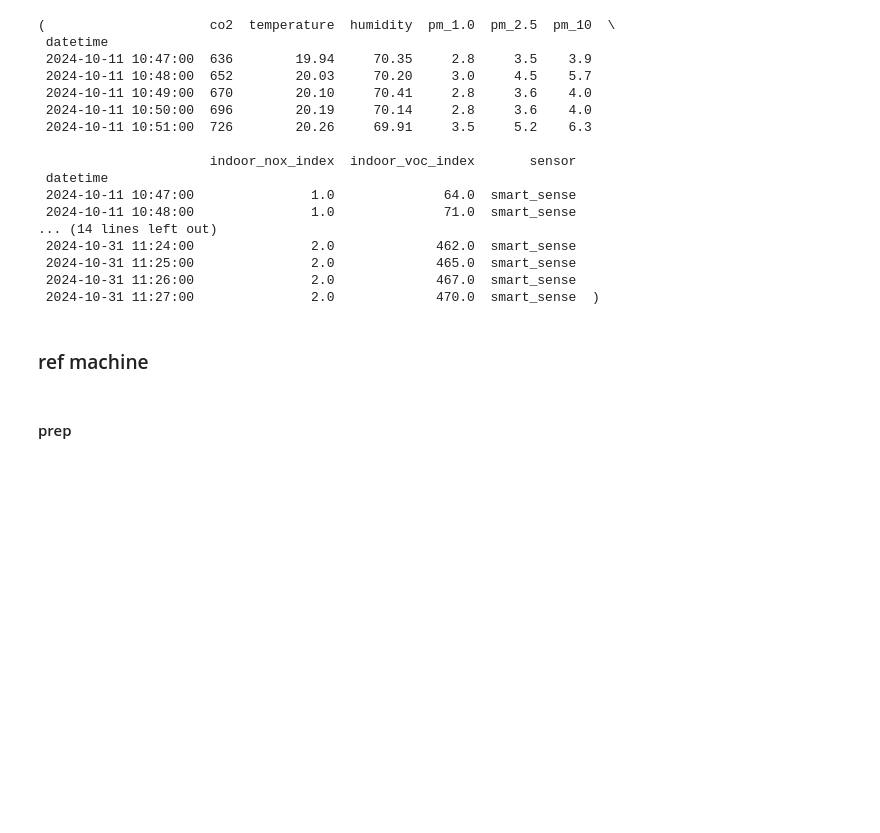
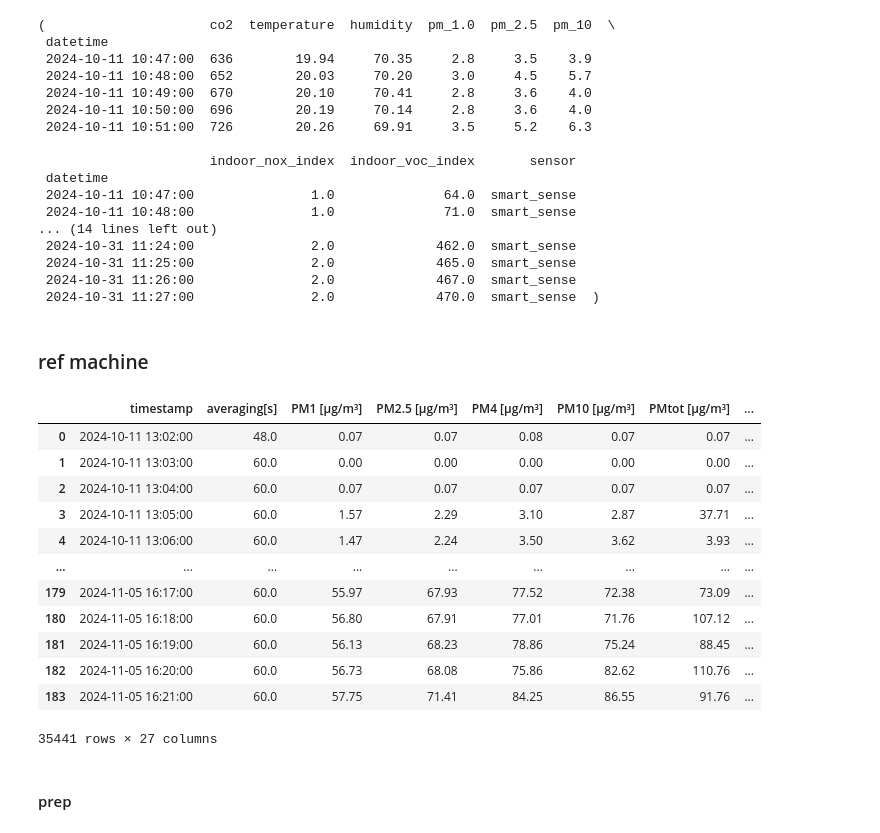
Before and after one commit to valentinopetric/collocation_study, a Jupyter notebook: read_data.ipynb, the cells around one changed output. Drawn from its saved outputs; the diff is of its cells as text; code cells hidden in the pictures; blank space fills up the shorter version.

```diff
--- a/read_data.ipynb
+++ b/read_data.ipynb
@@ -500,7 +512,22 @@ df_smart_sense.head(),df_smart_sense.tail()
 # %% [markdown]
 ### ref machine
 # %%
-ref_df = pd.read_csv('data/ref_data.csv')
+ref_df = pd.read_csv('data/ref_data.csv',index_col=0)
+ref_df
+# %% [output]
+|  | timestamp | averaging[s] | PM1 [µg/m³] | PM2.5 [µg/m³] | PM4 [µg/m³] | PM10 [µg/m³] | PMtot [µg/m³] | ... |
+| 0 | 2024-10-11 13:02:00 | 48.0 | 0.07 | 0.07 | 0.08 | 0.07 | 0.07 | ... |
+| 1 | 2024-10-11 13:03:00 | 60.0 | 0.00 | 0.00 | 0.00 | 0.00 | 0.00 | ... |
+| 2 | 2024-10-11 13:04:00 | 60.0 | 0.07 | 0.07 | 0.07 | 0.07 | 0.07 | ... |
+| 3 | 2024-10-11 13:05:00 | 60.0 | 1.57 | 2.29 | 3.10 | 2.87 | 37.71 | ... |
+| 4 | 2024-10-11 13:06:00 | 60.0 | 1.47 | 2.24 | 3.50 | 3.62 | 3.93 | ... |
+| ... | ... | ... | ... | ... | ... | ... | ... | ... |
+| 179 | 2024-11-05 16:17:00 | 60.0 | 55.97 | 67.93 | 77.52 | 72.38 | 73.09 | ... |
+| 180 | 2024-11-05 16:18:00 | 60.0 | 56.80 | 67.91 | 77.01 | 71.76 | 107.12 | ... |
+| 181 | 2024-11-05 16:19:00 | 60.0 | 56.13 | 68.23 | 78.86 | 75.24 | 88.45 | ... |
+| 182 | 2024-11-05 16:20:00 | 60.0 | 56.73 | 68.08 | 75.86 | 82.62 | 110.76 | ... |
+| 183 | 2024-11-05 16:21:00 | 60.0 | 57.75 | 71.41 | 84.25 | 86.55 | 91.76 | ... |
+35441 rows × 27 columns
 # %% [markdown]
 #### prep
 # %%
```
Also changed, not shown: parts of 4 cells of this notebook, 2 other files.
